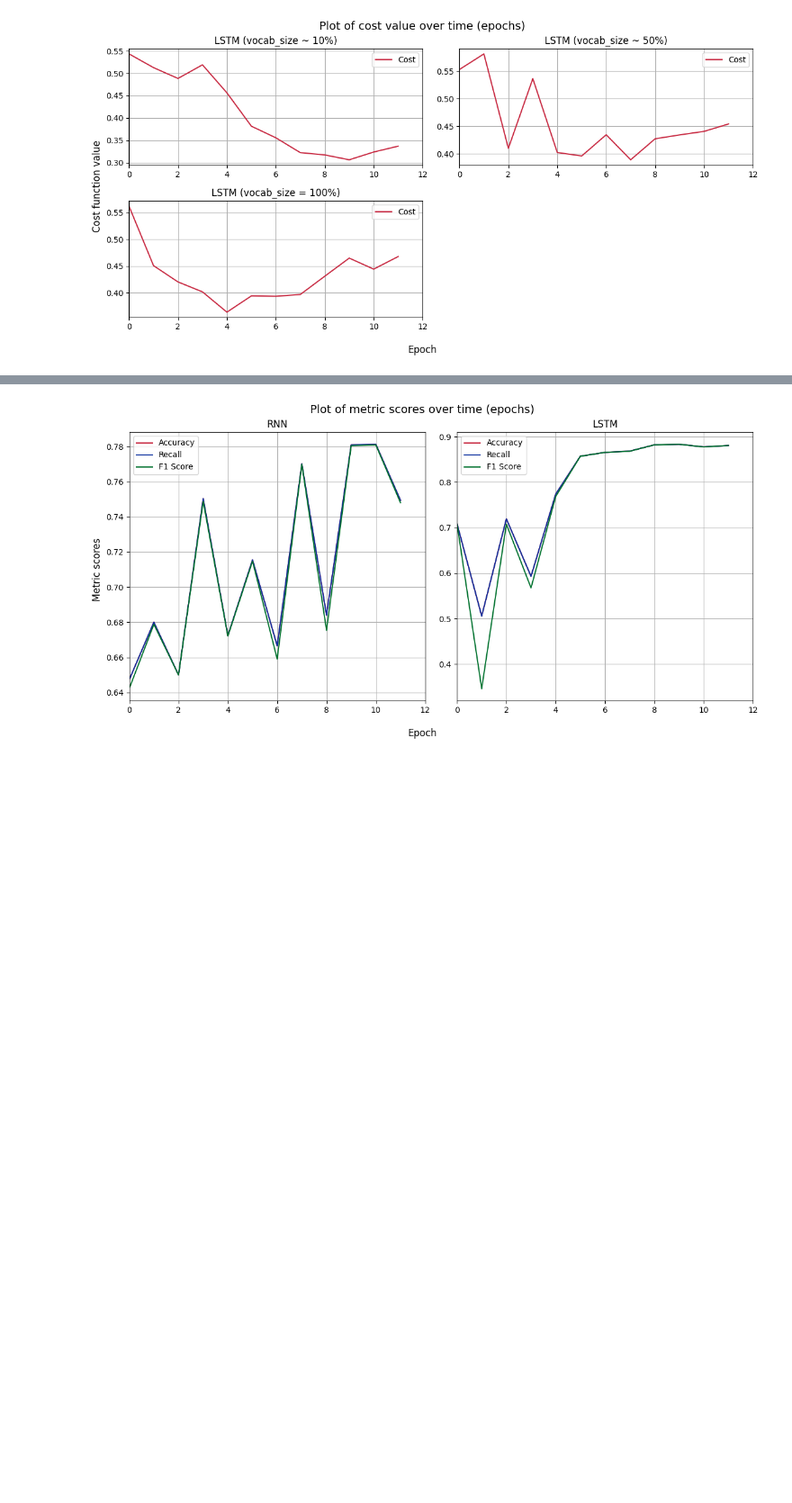
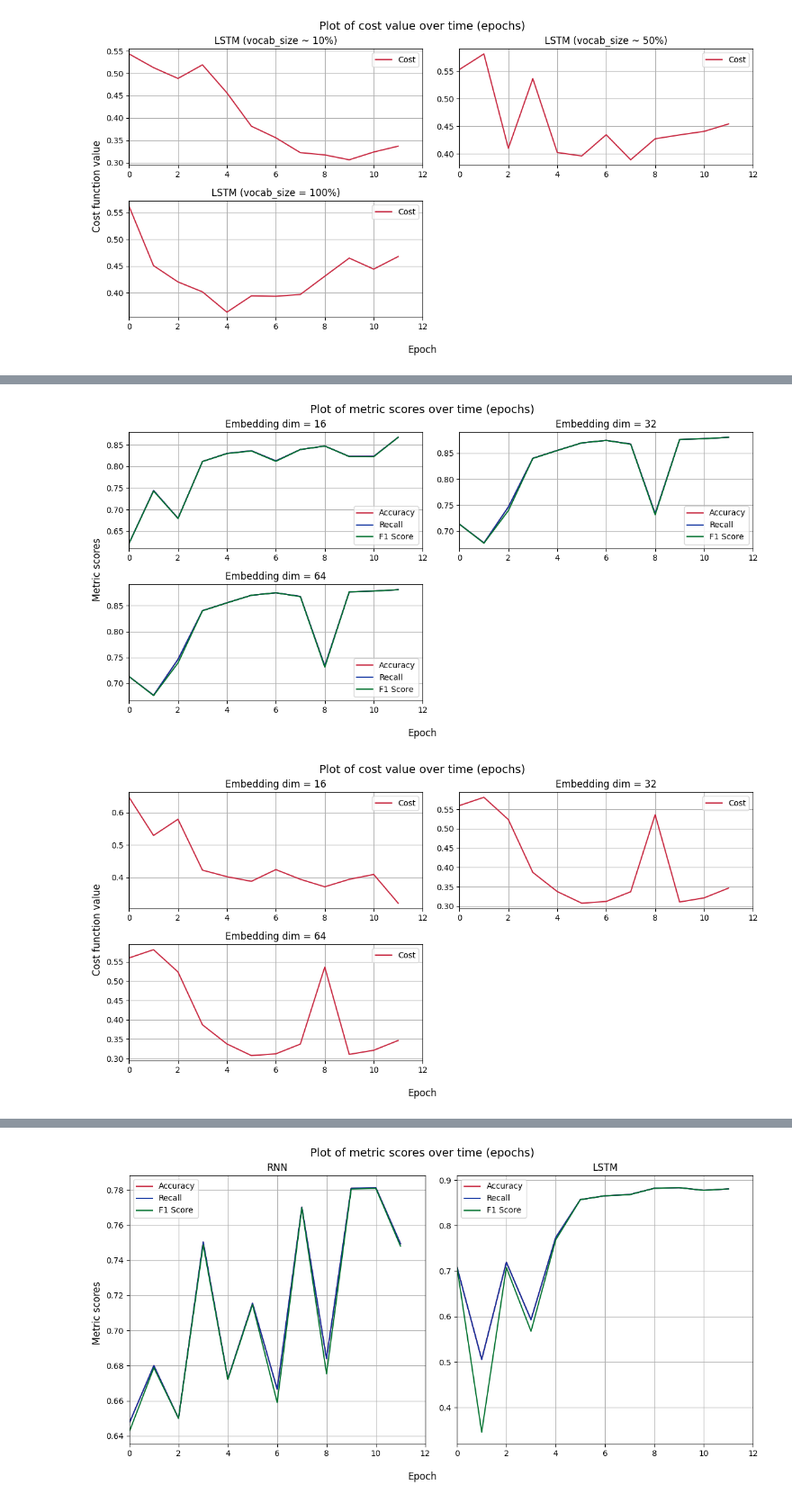
Before and after one commit to Krisenberg/neural-networks, a Jupyter notebook: src/lab_7/recurrent_nn.ipynb, the cells around one changed output, grey strips where cells are left out. Shown at 90% size. Cells and saved outputs as stored; diff of their text form; code cells hidden in the pictures; blank space fills up the shorter version.

```diff
--- a/src/lab_7/recurrent_nn.ipynb
+++ b/src/lab_7/recurrent_nn.ipynb
@@ -658,2 +705,40 @@ compare_plots(results_with_titles, cost=True)
+# %%
+results_1 = filter_results(
+    vocabulary_size=10000,
+    rnn_type=RNNType.LSTM,
+    hidden_dim=128,
+    max_seq_len=None,
+    embedding_dim=16,
+    bidirectional=True
+)
+results_2 = filter_results(
+    vocabulary_size=10000,
+    rnn_type=RNNType.LSTM,
+    hidden_dim=128,
+    max_seq_len=None,
+    embedding_dim=32,
+    bidirectional=True
+)
+results_3 = filter_results(
+    vocabulary_size=10000,
+    rnn_type=RNNType.LSTM,
+    hidden_dim=128,
+    max_seq_len=None,
+    embedding_dim=64,
+    bidirectional=True
+)
+
+
+results_with_titles = [
+    (results_1.results, "Embedding dim = 16"),
+    (results_2.results, "Embedding dim = 32"),
+    (results_3.results, "Embedding dim = 64"),
+]
+
+compare_plots(results_with_titles)
+compare_plots(results_with_titles, cost=True)
+# %% [output]
+[figure, added]
+[figure, added]
 # %% [markdown]
 ### Recurrent layer type (RNN vs LSTM)
```
Also changed, not shown: parts of 14 cells of this notebook, 1 other file.
